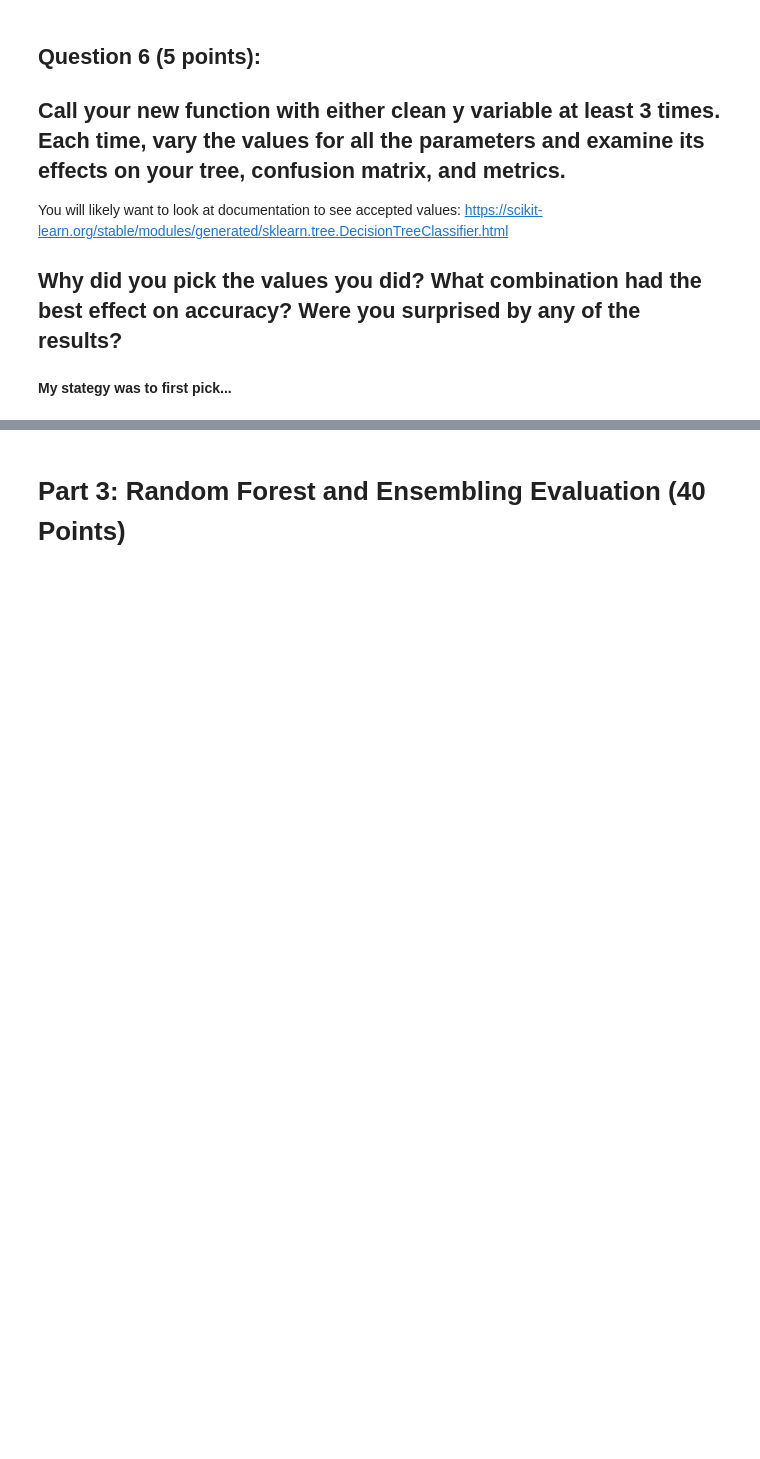
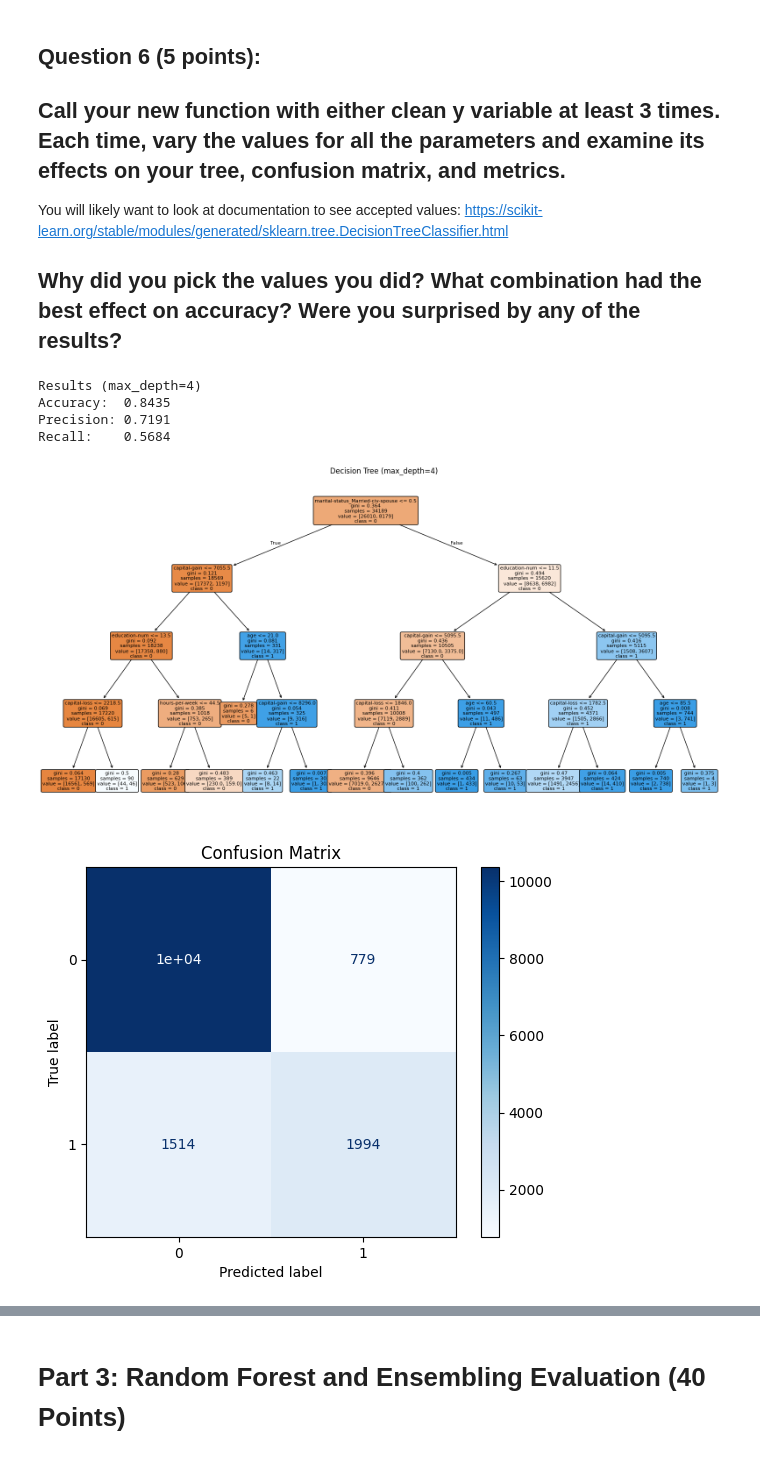
Before and after one commit to nicomontoya25/DS-3001, a Jupyter notebook: labs/Lab_3_Decision_Trees_and_Random_Forests.ipynb, the cells around one changed output, grey strips where cells are left out. Drawn from its saved outputs; the diff is of its cells as text; code cells hidden in the pictures; blank space fills up the shorter version.

```diff
--- a/labs/Lab_3_Decision_Trees_and_Random_Forests.ipynb
+++ b/labs/Lab_3_Decision_Trees_and_Random_Forests.ipynb
@@ -266,5 +373,14 @@ Recall:    0.5175
 You will likely want to look at documentation to see accepted values: https://scikit-learn.org/stable/modules/generated/sklearn.tree.DecisionTreeClassifier.html
 
 ## Why did you pick the values you did? What combination had the best effect on accuracy? Were you surprised by any of the results?
-# %% [markdown]
-**My stategy was to first pick...**
+# %%
+#First
+tuned_tree1 = tuned_dt(X_encoded, y_clean_binary,criterion_val="gini",splitter_val="best",max_depth_val=4,
+             min_samples_split_val=4,min_samples_leaf_val=4,test_size=0.3,random_state=3001)
+# %% [output]
+Results (max_depth=4)
+Accuracy:  0.8435
+Precision: 0.7191
+Recall:    0.5684
+[figure, added]
+[figure, added]
```
Also changed, not shown: parts of 29 cells of this notebook.
